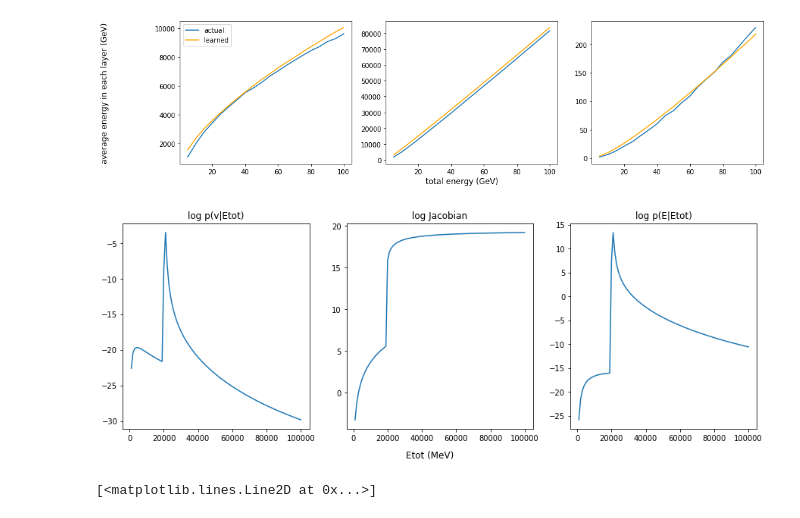
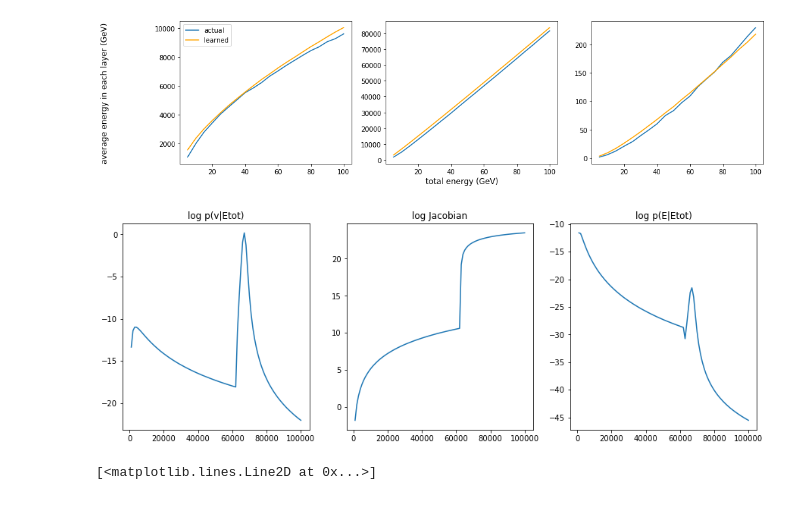
Before and after one commit to haoxing-du/toy-flow, a Jupyter notebook: photon_sampling.ipynb, the cells around one changed output. Cells and saved outputs as stored; diff of their text form; code cells hidden in the pictures.

```diff
--- a/photon_sampling.ipynb
+++ b/photon_sampling.ipynb
@@ -109,7 +109,7 @@ def preprocess_caloflow(N, layer0, layer1, layer2, energy, alpha):
     v2 = np.log(x2/(1-x2))
 
     e_tot = e_tot * 1000
-    e_tot += 1e-10
+    #e_tot += 1e-10
     e_tot_log = np.log10(e_tot/10000)
 
     return np.stack([v0, v1, v2, e_tot_log], -1)
@@ -378,7 +378,7 @@ NUM_EPOCHS = 100
 STACKED_FFJORDS = 5 #Number of stacked transformations
 NUM_LAYERS = 3 #Hiddden layers per bijector
 NUM_OUTPUT = 3 #Output dimension
-NUM_HIDDEN = 30*NUM_OUTPUT #Hidden layer node size
+NUM_HIDDEN = 20*NUM_OUTPUT #Hidden layer node size
 NUM_COND = 1 #Number of conditional dimensions
 
 BATCH_SIZE = 20000
@@ -442,5 +445,5 @@ save_model(model, name="ffjord-photon-sampling-alpha1e-6-45015")
 # %%
-STACKED_FFJORDS = 5 #Number of stacked transformations
+STACKED_FFJORDS = 10 #Number of stacked transformations
 NUM_LAYERS = 3 #Hiddden layers per bijector
 NUM_OUTPUT = 3 #Output dimension
 NUM_HIDDEN = 30*NUM_OUTPUT #Hidden layer node size
@@ -453,7 +456,7 @@ for _ in range(STACKED_FFJORDS):
     stacked_mlps.append(mlp_model)
 
 model = FFJORD(stacked_mlps,BATCH_SIZE,NUM_OUTPUT,trace_type='exact',name='loaded_model')
-load_model(model, name='ffjord-photon-sampling-alpha1e-6-45015')
+load_model(model, name='ffjord-photon-sampling-alpha1e-6-90030')
 # %%
 def plot_hist_3_layers(layer0, layer1, layer2, layer0_sampled, layer1_sampled, layer2_sampled):
     fig = plt.figure(figsize=(18, 4))
@@ -572,0 +579,2 @@ plot_hist_3_layers(layer0, layer1, layer2, layer0_sampled, layer1_sampled, layer
+# %%
+plt.rcParams['figure.dpi'] = 300
@@ -695,37 +859,38 @@ def plot_likelihood(model, unscaled_point, N, alpha):
     e0, e1, e2 = unscaled_point
     etots = np.linspace(1000, 100000, N)
     zs = np.log10(etots/10000).reshape((N,1))
     points, jacs = [], []
     for z in zs:
         etot = 10 ** z[0] * 10
         data = preprocess_caloflow(1, np.array([e0]), np.array([e1]), np.array([e2]), np.array([[etot]]), alpha)
         v0, v1, v2 = data[0][0], data[0][1], data[0][2]
         en = np.array([v0, v1, v2])
         points.append(en)
         jac = jacobian(v0, v1, v2, etot*1000, alpha)
         jacs.append(jac)
     points = np.array(points).astype(np.float32)
     log_probs = model.conditional_log_prob(points, zs)
-    actual_log_probs = np.array(log_probs) + np.log(np.array(jacs))
+    actual_log_probs = np.array(log_probs) - np.log(np.array(jacs))
     #print(jacs)
     fig = plt.figure(figsize=(15,5))
     plt.subplot(131)
     plt.plot(10**zs*10000, log_probs)
     plt.title("log p(v|Etot)")
     plt.subplot(132)
     plt.plot(10**zs*10000, np.log(jacs))
     plt.title("log Jacobian")
     plt.subplot(133)
     plt.plot(10**zs*10000, actual_log_probs)
     plt.title("log p(E|Etot)")
-    fig.supxlabel("Etot (MeV)")
+    #fig.supxlabel("Etot (MeV)")
 
-i = 2048
+#i = 2048
+i = np.random.randint(200000)
 e0, e1, e2 = layer0[i], layer1[i], layer2[i]
 en = np.array([e0, e1, e2])
 plot_likelihood(model, en, 100, alpha)
 # %% [output]
-[figure, old version]
+[figure, new version]
 # %%
 def scanner_caloflow(model, unscaled_point, N, alpha):
     e0, e1, e2 = unscaled_point
```
Also changed, not shown: parts of 13 cells of this notebook, 2 other files.
